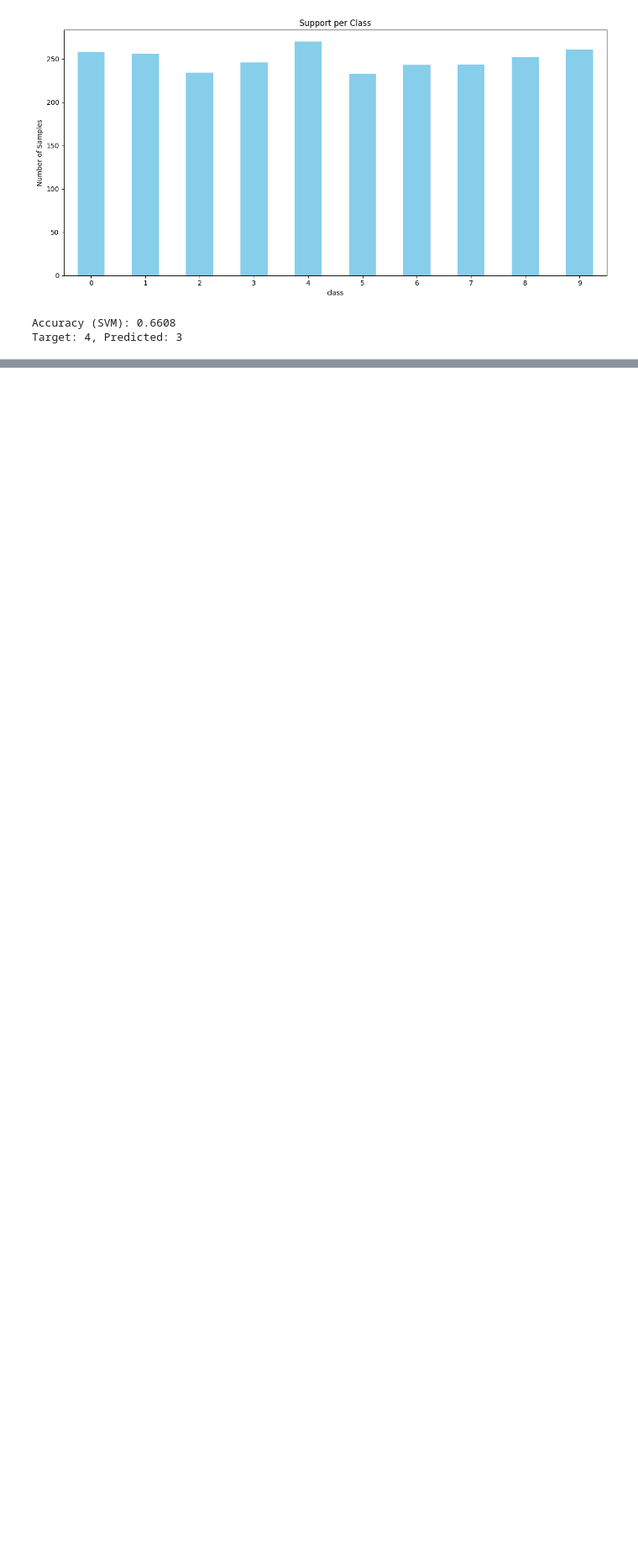
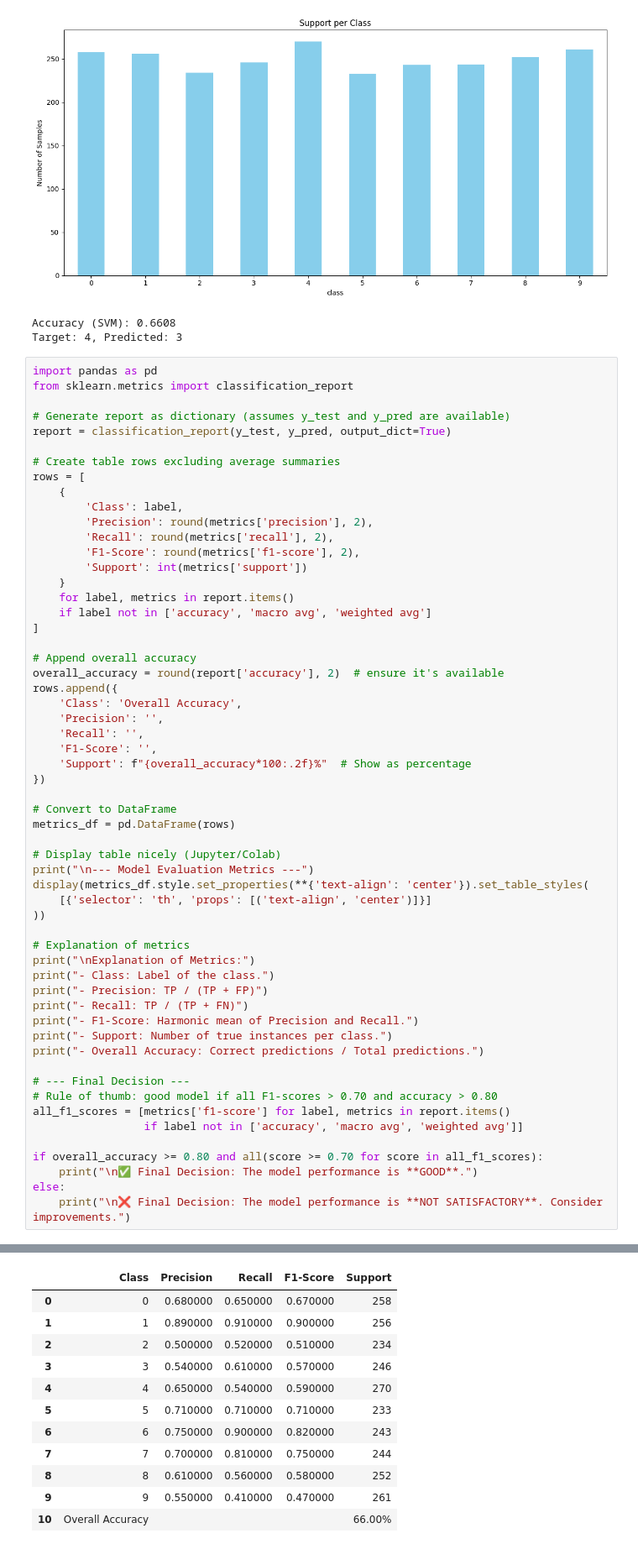
Before and after one commit to moeinghaeini/Audio-Pattern-Recognition, a Jupyter notebook: Support_Vector_Machines_(SVMs)_Classifier_Update.ipynb, the cells around one changed output, grey strips where cells are left out. Shown at 84% size. Cells and saved outputs as stored; diff of their text form; blank space fills up the shorter version.

```diff
--- a/Support_Vector_Machines_(SVMs)_Classifier_Update.ipynb
+++ b/Support_Vector_Machines_(SVMs)_Classifier_Update.ipynb
@@ -189,3 +189,61 @@ weighted avg     0.6570    0.6608    0.6559      2497
 [figure]
 Accuracy (SVM): 0.6608
 Target: 4, Predicted: 3
+# %%
+import pandas as pd
+from sklearn.metrics import classification_report
+
+# Generate report as dictionary (assumes y_test and y_pred are available)
+report = classification_report(y_test, y_pred, output_dict=True)
+
+# Create table rows excluding average summaries
+rows = [
+    {
+        'Class': label,
+        'Precision': round(metrics['precision'], 2),
+        'Recall': round(metrics['recall'], 2),
+        'F1-Score': round(metrics['f1-score'], 2),
+        'Support': int(metrics['support'])
+    }
+    for label, metrics in report.items()
+    if label not in ['accuracy', 'macro avg', 'weighted avg']
+]
+
+# Append overall accuracy
+overall_accuracy = round(report['accuracy'], 2)  # ensure it's available
+rows.append({
+    'Class': 'Overall Accuracy',
+    'Precision': '',
+    'Recall': '',
+    'F1-Score': '',
+    'Support': f"{overall_accuracy*100:.2f}%"  # Show as percentage
+})
+
+# Convert to DataFrame
+metrics_df = pd.DataFrame(rows)
+
+# Display table nicely (Jupyter/Colab)
+print("\n--- Model Evaluation Metrics ---")
+display(metrics_df.style.set_properties(**{'text-align': 'center'}).set_table_styles(
+    [{'selector': 'th', 'props': [('text-align', 'center')]}]
+))
+
+# Explanation of metrics
+print("\nExplanation of Metrics:")
+print("- Class: Label of the class.")
+print("- Precision: TP / (TP + FP)")
+print("- Recall: TP / (TP + FN)")
+print("- F1-Score: Harmonic mean of Precision and Recall.")
+print("- Support: Number of true instances per class.")
+print("- Overall Accuracy: Correct predictions / Total predictions.")
+
+# --- Final Decision ---
+# Rule of thumb: good model if all F1-scores > 0.70 and accuracy > 0.80
+all_f1_scores = [metrics['f1-score'] for label, metrics in report.items()
+                 if label not in ['accuracy', 'macro avg', 'weighted avg']]
+
+if overall_accuracy >= 0.80 and all(score >= 0.70 for score in all_f1_scores):
+    print("\n✅ Final Decision: The model performance is **GOOD**.")
+else:
+    print("\n❌ Final Decision: The model performance is **NOT SATISFACTORY**. Consider improvements.")
+# %% [output]
@@ -191,0 +251,12 @@ Target: 4, Predicted: 3
+|  | Class | Precision | Recall | F1-Score | Support |
+| 0 | 0 | 0.680000 | 0.650000 | 0.670000 | 258 |
+| 1 | 1 | 0.890000 | 0.910000 | 0.900000 | 256 |
+| 2 | 2 | 0.500000 | 0.520000 | 0.510000 | 234 |
+| 3 | 3 | 0.540000 | 0.610000 | 0.570000 | 246 |
+| 4 | 4 | 0.650000 | 0.540000 | 0.590000 | 270 |
+| 5 | 5 | 0.710000 | 0.710000 | 0.710000 | 233 |
+| 6 | 6 | 0.750000 | 0.900000 | 0.820000 | 243 |
+| 7 | 7 | 0.700000 | 0.810000 | 0.750000 | 244 |
+| 8 | 8 | 0.610000 | 0.560000 | 0.580000 | 252 |
+| 9 | 9 | 0.550000 | 0.410000 | 0.470000 | 261 |
+| 10 | Overall Accuracy |  |  |  | 66.00% |
```
Also changed, not shown: parts of 2 cells of this notebook.
